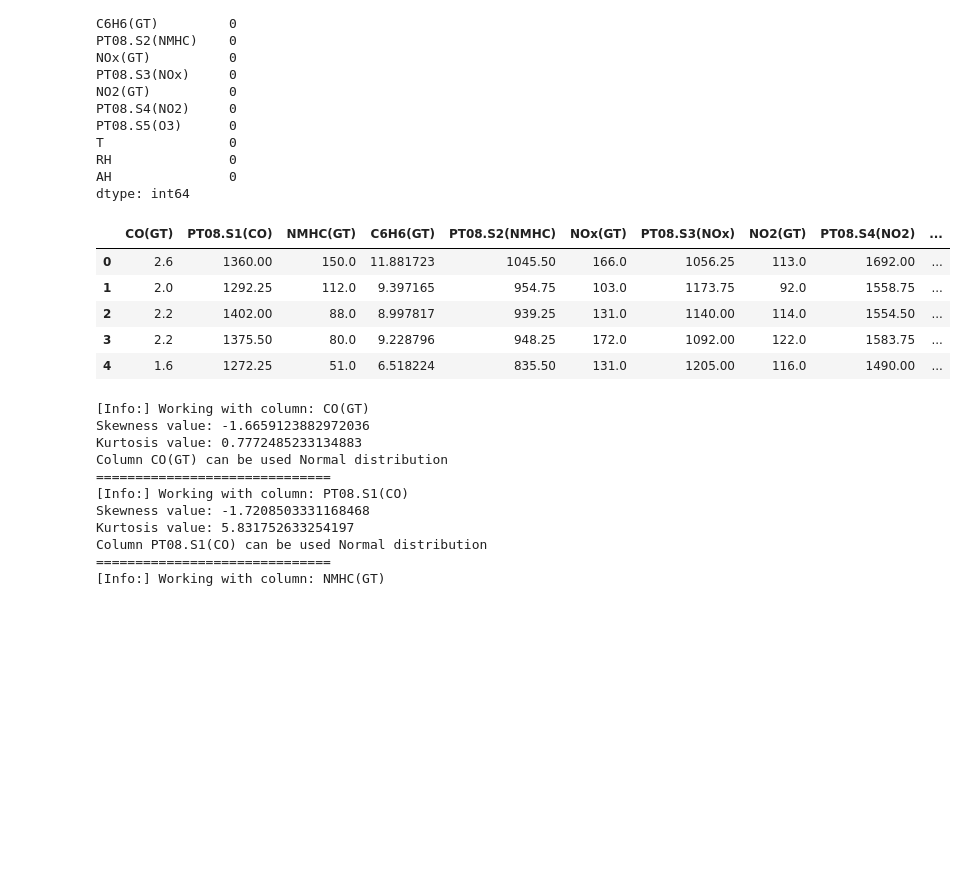
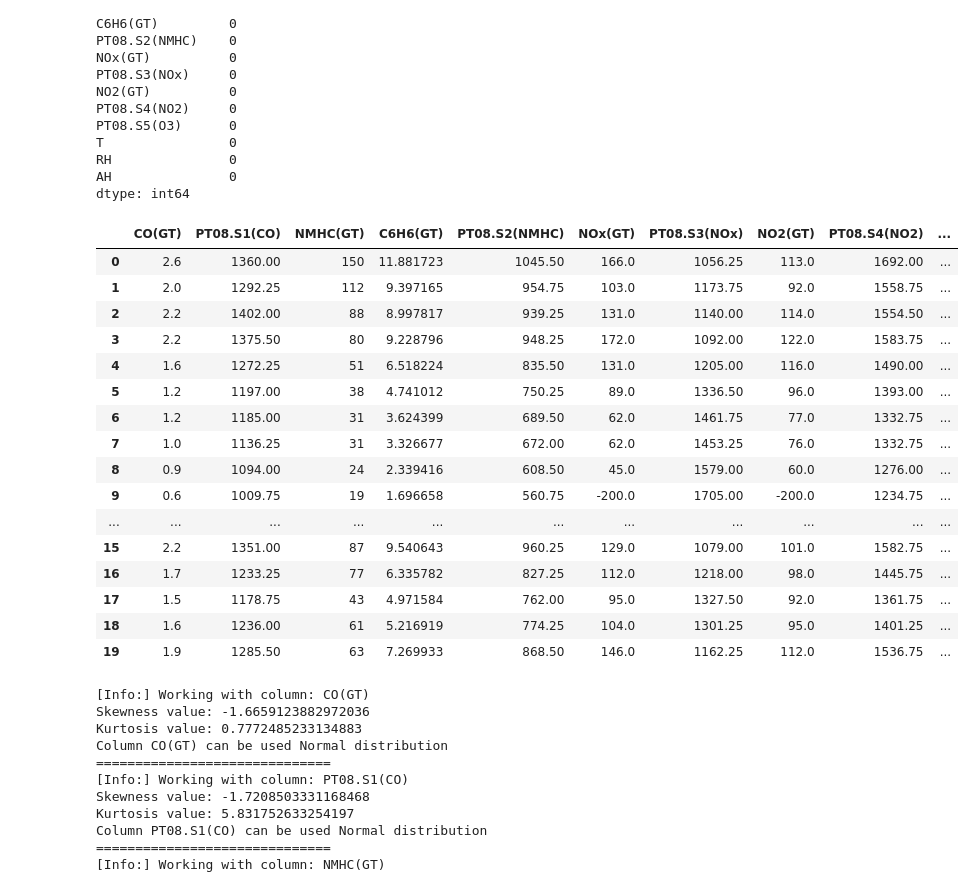
Before and after one commit to alcatraz47/Bayesian_Analysis_on_AQI, a Jupyter notebook: feature_selection.ipynb, the cells around one changed output. Cells and saved outputs as stored; diff of their text form; code cells hidden in the pictures; blank space fills up the shorter version.

```diff
--- a/feature_selection.ipynb
+++ b/feature_selection.ipynb
@@ -64,12 +62,26 @@ data_imputed = pd.DataFrame(imputer.fit_transform(data), columns=data.columns)
+# %%
+# data_imputed = data.replace(0,data.mean(axis=0))
+data_imputed = data.copy()
 # %%
-data_imputed.head()
+data_imputed.head(20)
 # %% [output]
 |  | CO(GT) | PT08.S1(CO) | NMHC(GT) | C6H6(GT) | PT08.S2(NMHC) | NOx(GT) | PT08.S3(NOx) | NO2(GT) | PT08.S4(NO2) | ... |
-| 0 | 2.6 | 1360.00 | 150.0 | 11.881723 | 1045.50 | 166.0 | 1056.25 | 113.0 | 1692.00 | ... |
-| 1 | 2.0 | 1292.25 | 112.0 | 9.397165 | 954.75 | 103.0 | 1173.75 | 92.0 | 1558.75 | ... |
-| 2 | 2.2 | 1402.00 | 88.0 | 8.997817 | 939.25 | 131.0 | 1140.00 | 114.0 | 1554.50 | ... |
-| 3 | 2.2 | 1375.50 | 80.0 | 9.228796 | 948.25 | 172.0 | 1092.00 | 122.0 | 1583.75 | ... |
-| 4 | 1.6 | 1272.25 | 51.0 | 6.518224 | 835.50 | 131.0 | 1205.00 | 116.0 | 1490.00 | ... |
+| 0 | 2.6 | 1360.00 | 150 | 11.881723 | 1045.50 | 166.0 | 1056.25 | 113.0 | 1692.00 | ... |
+| 1 | 2.0 | 1292.25 | 112 | 9.397165 | 954.75 | 103.0 | 1173.75 | 92.0 | 1558.75 | ... |
+| 2 | 2.2 | 1402.00 | 88 | 8.997817 | 939.25 | 131.0 | 1140.00 | 114.0 | 1554.50 | ... |
+| 3 | 2.2 | 1375.50 | 80 | 9.228796 | 948.25 | 172.0 | 1092.00 | 122.0 | 1583.75 | ... |
+| 4 | 1.6 | 1272.25 | 51 | 6.518224 | 835.50 | 131.0 | 1205.00 | 116.0 | 1490.00 | ... |
+| 5 | 1.2 | 1197.00 | 38 | 4.741012 | 750.25 | 89.0 | 1336.50 | 96.0 | 1393.00 | ... |
+| 6 | 1.2 | 1185.00 | 31 | 3.624399 | 689.50 | 62.0 | 1461.75 | 77.0 | 1332.75 | ... |
+| 7 | 1.0 | 1136.25 | 31 | 3.326677 | 672.00 | 62.0 | 1453.25 | 76.0 | 1332.75 | ... |
+| 8 | 0.9 | 1094.00 | 24 | 2.339416 | 608.50 | 45.0 | 1579.00 | 60.0 | 1276.00 | ... |
+| 9 | 0.6 | 1009.75 | 19 | 1.696658 | 560.75 | -200.0 | 1705.00 | -200.0 | 1234.75 | ... |
+| ... | ... | ... | ... | ... | ... | ... | ... | ... | ... | ... |
+| 15 | 2.2 | 1351.00 | 87 | 9.540643 | 960.25 | 129.0 | 1079.00 | 101.0 | 1582.75 | ... |
+| 16 | 1.7 | 1233.25 | 77 | 6.335782 | 827.25 | 112.0 | 1218.00 | 98.0 | 1445.75 | ... |
+| 17 | 1.5 | 1178.75 | 43 | 4.971584 | 762.00 | 95.0 | 1327.50 | 92.0 | 1361.75 | ... |
+| 18 | 1.6 | 1236.00 | 61 | 5.216919 | 774.25 | 104.0 | 1301.25 | 95.0 | 1401.25 | ... |
+| 19 | 1.9 | 1285.50 | 63 | 7.269933 | 868.50 | 146.0 | 1162.25 | 112.0 | 1536.75 | ... |
 # %%
 # Feature distribution checks
 gamma_features = []
```
Also changed, not shown: parts of 19 cells of this notebook, 1 other file.
